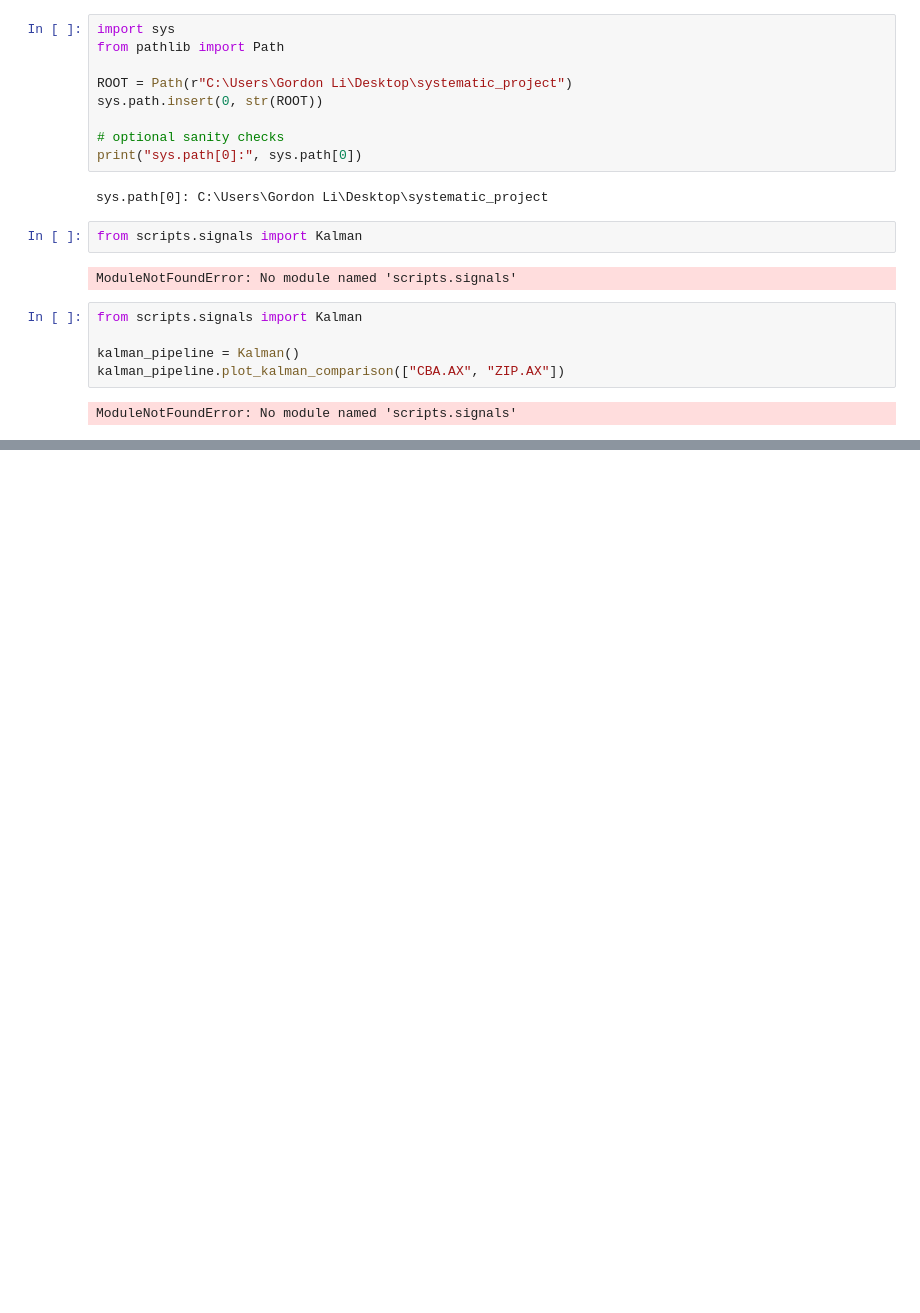
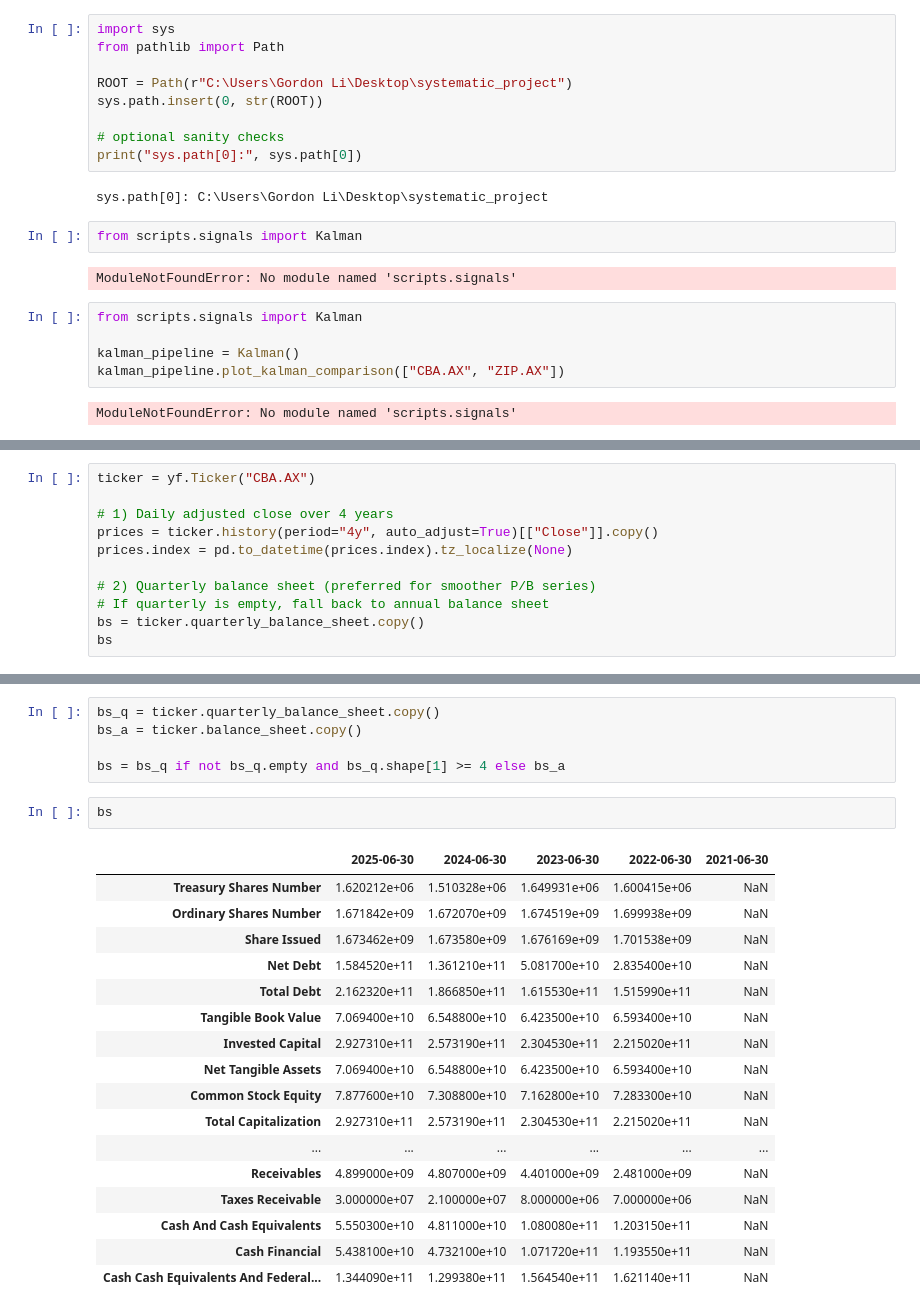
Before and after one commit to hungryfire267/systematic-equities-research, a Jupyter notebook: notebooks/run_signals.ipynb, the cells around one changed output, grey strips where cells are left out. Saved outputs shown, nothing was run; the diff lists cells and outputs as text; blank space fills up the shorter version.

```diff
--- a/notebooks/run_signals.ipynb
+++ b/notebooks/run_signals.ipynb
@@ -33,0 +37,11 @@ ModuleNotFoundError: No module named 'scripts.signals'
+# %%
+ticker = yf.Ticker("CBA.AX")
+
+# 1) Daily adjusted close over 4 years
+prices = ticker.history(period="4y", auto_adjust=True)[["Close"]].copy()
+prices.index = pd.to_datetime(prices.index).tz_localize(None)
+
+# 2) Quarterly balance sheet (preferred for smoother P/B series)
+# If quarterly is empty, fall back to annual balance sheet
+bs = ticker.quarterly_balance_sheet.copy()
+bs
@@ -33,0 +66,25 @@ ModuleNotFoundError: No module named 'scripts.signals'
+# %%
+bs_q = ticker.quarterly_balance_sheet.copy()
+bs_a = ticker.balance_sheet.copy()
+
+bs = bs_q if not bs_q.empty and bs_q.shape[1] >= 4 else bs_a
+# %%
+bs
+# %% [output]
+|  | 2025-06-30 | 2024-06-30 | 2023-06-30 | 2022-06-30 | 2021-06-30 |
+| Treasury Shares Number | 1.620212e+06 | 1.510328e+06 | 1.649931e+06 | 1.600415e+06 | NaN |
+| Ordinary Shares Number | 1.671842e+09 | 1.672070e+09 | 1.674519e+09 | 1.699938e+09 | NaN |
+| Share Issued | 1.673462e+09 | 1.673580e+09 | 1.676169e+09 | 1.701538e+09 | NaN |
+| Net Debt | 1.584520e+11 | 1.361210e+11 | 5.081700e+10 | 2.835400e+10 | NaN |
+| Total Debt | 2.162320e+11 | 1.866850e+11 | 1.615530e+11 | 1.515990e+11 | NaN |
+| Tangible Book Value | 7.069400e+10 | 6.548800e+10 | 6.423500e+10 | 6.593400e+10 | NaN |
+| Invested Capital | 2.927310e+11 | 2.573190e+11 | 2.304530e+11 | 2.215020e+11 | NaN |
+| Net Tangible Assets | 7.069400e+10 | 6.548800e+10 | 6.423500e+10 | 6.593400e+10 | NaN |
+| Common Stock Equity | 7.877600e+10 | 7.308800e+10 | 7.162800e+10 | 7.283300e+10 | NaN |
+| Total Capitalization | 2.927310e+11 | 2.573190e+11 | 2.304530e+11 | 2.215020e+11 | NaN |
+| ... | ... | ... | ... | ... | ... |
+| Receivables | 4.899000e+09 | 4.807000e+09 | 4.401000e+09 | 2.481000e+09 | NaN |
+| Taxes Receivable | 3.000000e+07 | 2.100000e+07 | 8.000000e+06 | 7.000000e+06 | NaN |
+| Cash And Cash Equivalents | 5.550300e+10 | 4.811000e+10 | 1.080080e+11 | 1.203150e+11 | NaN |
+| Cash Financial | 5.438100e+10 | 4.732100e+10 | 1.071720e+11 | 1.193550e+11 | NaN |
+| Cash Cash Equivalents And Federal... | 1.344090e+11 | 1.299380e+11 | 1.564540e+11 | 1.621140e+11 | NaN |
```
Also changed, not shown: parts of 2 cells of this notebook, 13 other files.
